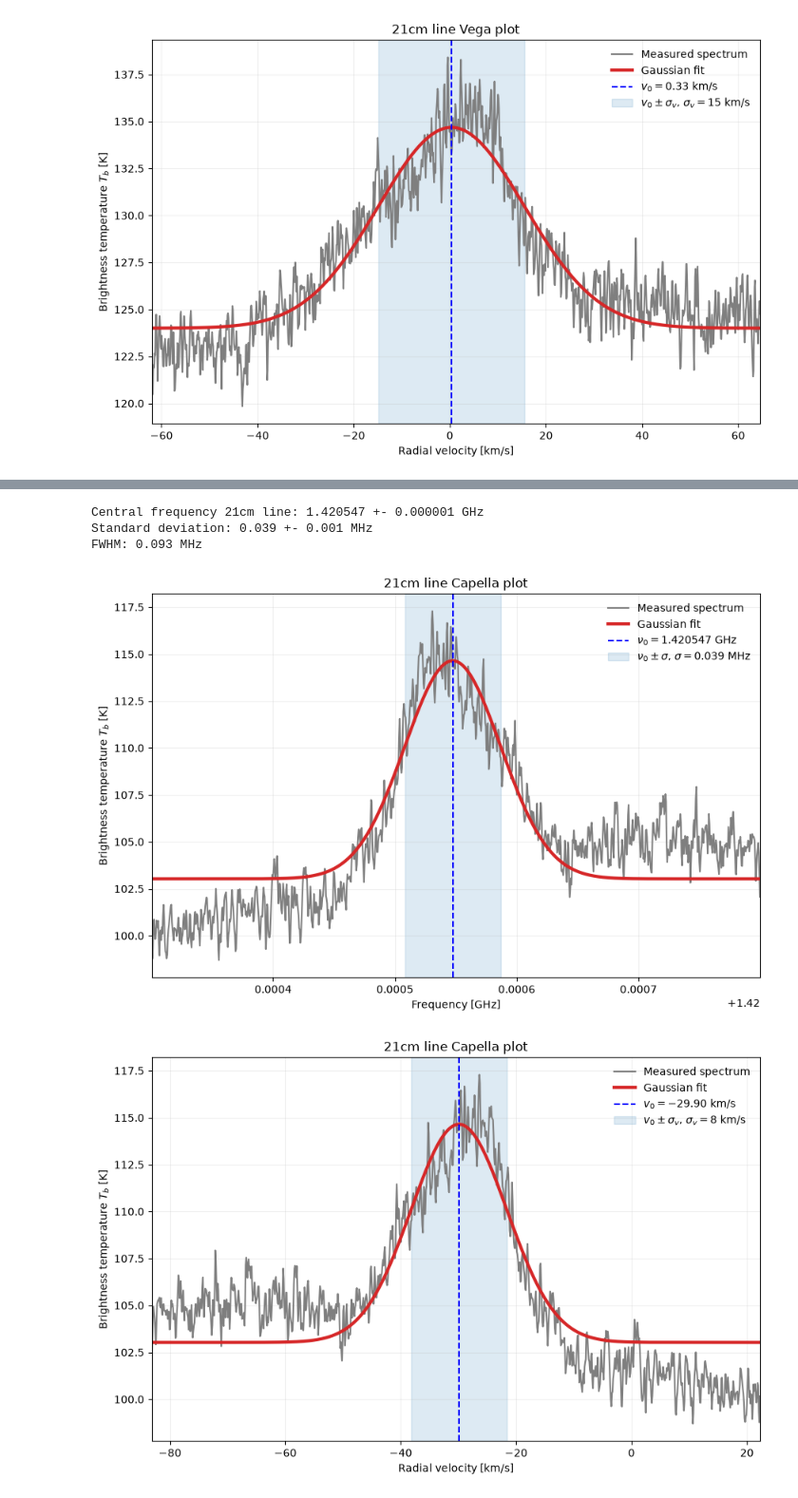
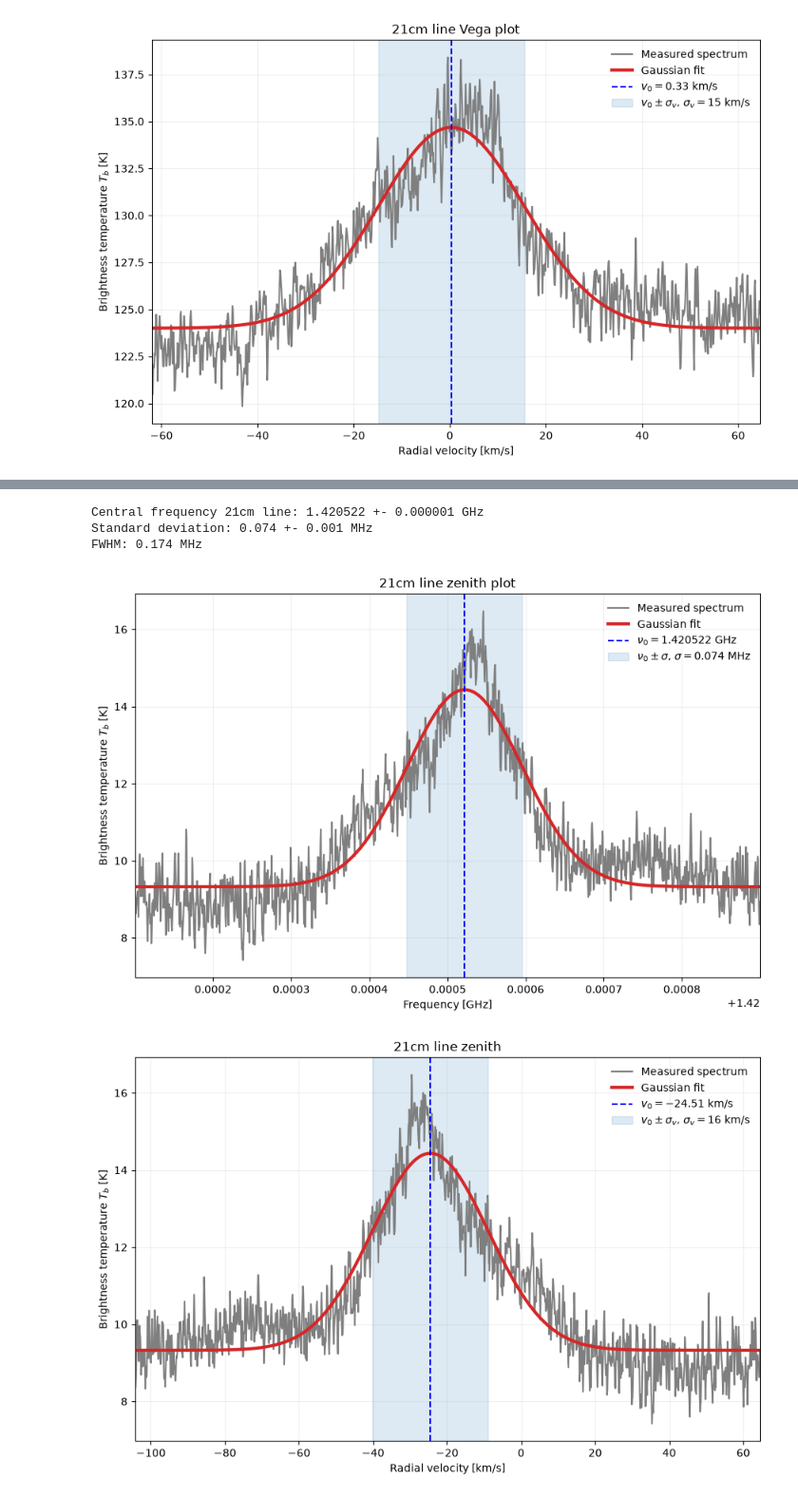
Before and after one commit to jeroenmat/Radio_astronomy, a Jupyter notebook: H1_science_data.ipynb, the cells around one changed output, grey strips where cells are left out. Shown at 95% size. Saved outputs shown, nothing was run; the diff lists cells and outputs as text; code cells hidden in the pictures.

```diff
--- a/H1_science_data.ipynb
+++ b/H1_science_data.ipynb
@@ -74,7 +90,7 @@ plt.show()
 # reshape the capella data
 N_spectra = capella.size // vector_length # number of integrated spectra
 capella_spectra = capella.reshape(N_spectra, vector_length)
-capella_spectrum = np.mean(capella_spectra, axis=0)
+capella_spectrum = remove_spikes(np.mean(capella_spectra, axis=0))
 
 # use frequencies between 1.418G-1.4245Hz, and remove chanels with high value artifacts from the data
 idx_capella = np.where((frequency>1.418e9)&(frequency<1.424e9)&(capella_spectrum<350))
@@ -96,7 +112,7 @@ plt.show()
 # reshape the cold load data, starting each new integration on a new line
 N_spectra = cold_load.size // vector_length # number of integrated spectra
 cold_load_spectra = cold_load.reshape(N_spectra, vector_length)
-cold_load_spectrum = np.mean(cold_load_spectra, axis=0)
+cold_load_spectrum = remove_spikes(np.mean(cold_load_spectra, axis=0))
 
 ### make a fit of the cold load data to remove the signal:
 
@@ -171,6 +187,7 @@ noise_temp = (T_hot-Y*T_cold)/(Y-1)
 G = (hot_load_spectrum[idx] - fit) / (T_hot - T_cold)
 T_vega = (vega_spectrum[idx] / G) - noise_temp
 T_capella = (capella_spectrum[idx] / G) - noise_temp
+T_cold_as_science = (cold_load_spectrum[idx] / G) - noise_temp
 # %%
 # plot the gain
 fig, ax = plt.subplots(figsize=(8, 5))
@@ -305,22 +322,22 @@ FWHM: 0.170 MHz
 [figure]
 # %%
 # use only the frequencies of the signal for gaussian fit
-idx_21cm = np.where((freq>1.4203e9)&(freq<1.4208e9))
-freq_capella_signal = freq[idx_21cm]/1e9
-T_capella_signal = T_capella[idx_21cm]
+idx_21cm = np.where((freq>1.4201e9)&(freq<1.4209e9))
+freq_cold_as_science_signal = freq[idx_21cm]/1e9
+T_cold_as_science_signal = T_cold_as_science[idx_21cm]
 
 # plot the brightness temperature of the source against frequency, zoomed in on the 21cm line
 plt.figure(figsize=(9,6))
-plt.title('Brightness temp Capella plot')
-plt.plot(freq_capella_signal, T_capella_signal)
+plt.title('Brightness temperature of the 21cm line of the vega source')
+plt.plot(freq_cold_as_science_signal, T_cold_as_science_signal)
 plt.xlabel("frequency [GHz]")
 plt.ylabel("$T_b$ [K]")
 plt.plot()
 
 # plot the brightness temperature of the source against frequency
 plt.figure(figsize=(9,6))
-plt.title('Full spectrum brightness temperature Capella plot')
-plt.plot(freq/1e9, T_capella)
+plt.title('full spectrum brightness temperature vega plot')
+plt.plot(freq/1e9, T_cold_as_science)
 plt.xlabel("frequency [GHz]")
 plt.ylabel("$T_b$ [K]")
 plt.plot()
@@ -331,9 +348,9 @@ plt.plot()
 # %%
 # set initial guess for the parameters
-p0 = [np.mean(T_capella_signal), np.max(T_capella_signal) - np.mean(T_capella_signal), np.median(freq_capella_signal), np.std(freq_capella_signal)]
+p0 = [np.mean(T_cold_as_science_signal), np.max(T_cold_as_science_signal) - np.mean(T_cold_as_science_signal), np.median(freq_cold_as_science_signal), np.std(freq_cold_as_science_signal)]
 
 # fit the gaussian to the 21cm line of capella
-popt, pcov = curve_fit(gauss, freq_capella_signal, T_capella_signal, p0=p0)
+popt, pcov = curve_fit(gauss, freq_cold_as_science_signal, T_cold_as_science_signal, p0=p0)
 
 # Fit parameters
 b_fit, a_fit, x0_fit, sigma_fit = popt
@@ -342,48 +359,48 @@ b_fit, a_fit, x0_fit, sigma_fit = popt
 b_err, a_err, x0_err, sigma_err = np.sqrt(np.diag(pcov))
 
 # fitted curve
-gauss_fit = gauss(freq_capella_signal, *popt)
+gauss_fit = gauss(freq_cold_as_science_signal, *popt)
 
 print(f"Central frequency 21cm line: {x0_fit:.6f} +- {x0_err:.6f} GHz")
 print(f"Standard deviation: {sigma_fit*1e3:.3f} +- {sigma_err*1e3:.3f} MHz")
 print(f"FWHM: {2.355*sigma_fit*1e3:.3f} MHz")
 
 fig, ax = plt.subplots(figsize=(9, 6))
-ax.set_title('21cm line Capella plot')
-ax.plot(freq_capella_signal, T_capella_signal, color='tab:grey', label='Measured spectrum')
-ax.plot(freq_capella_signal, gauss_fit, color='tab:red',lw=3, label='Gaussian fit' )
+ax.set_title('21cm line zenith plot')
+ax.plot(freq_cold_as_science_signal, T_cold_as_science_signal, color='tab:grey', label='Measured spectrum')
+ax.plot(freq_cold_as_science_signal, gauss_fit, color='tab:red',lw=3, label='Gaussian fit' )
 ax.axvline(x0_fit, color='blue',linestyle='--', lw=1.5, label=fr'$\nu_0 = {x0_fit:.6f}$ GHz')
 ax.axvspan(x0_fit - sigma_fit, x0_fit + sigma_fit, color='tab:blue', alpha=0.15, label=fr'$\nu_0 \pm \sigma$, $\sigma = {sigma_fit*1e3:.3f}$ MHz')
 ax.set_xlabel('Frequency [GHz]')
 ax.set_ylabel(r'Brightness temperature $T_b$ [K]')
 ax.grid(alpha=0.2)
 ax.legend(frameon=False)
-ax.set_xlim(freq_capella_signal.min(), freq_capella_signal.max())
+ax.set_xlim(freq_cold_as_science_signal.min(), freq_cold_as_science_signal.max())
 fig.tight_layout()
 plt.savefig(fp + 'capella_21cm_line_plot.png', dpi=300, bbox_inches='tight')
 plt.show()
 
-vel_capella_signal = v_rad(freq_capella_signal, rest_freq)
+vel_capella_signal = v_rad(freq_cold_as_science_signal, rest_freq)
 vel_capella = v_rad(x0_fit, rest_freq)
 sigma_v_capella = vel_capella-v_rad(x0_fit+sigma_fit, rest_freq)
 
 fig, ax = plt.subplots(figsize=(9, 6))
-ax.set_title('21cm line Capella plot')
-ax.plot(vel_capella_signal, T_capella_signal, color='tab:grey', label='Measured spectrum')
+ax.set_title('21cm line zenith')
+ax.plot(vel_capella_signal, T_cold_as_science_signal, color='tab:grey', label='Measured spectrum')
 ax.plot(vel_capella_signal, gauss_fit, color='tab:red',lw=3, label='Gaussian fit' )
 ax.axvline(vel_capella, color='blue',linestyle='--', lw=1.5, label=fr'$v_0 = {vel_capella:.2f}$ km/s')
 ax.axvspan(vel_capella - sigma_v_capella, vel_capella + sigma_v_capella, color='tab:blue', alpha=0.15, label=fr'$v_0 \pm \sigma_v$, $\sigma_v = {sigma_v_capella:.0f}$ km/s')
 ax.set_xlabel('Radial velocity [km/s]')
 ax.set_ylabel('Brightness temperature $T_b$ [K]')
 ax.grid(alpha=0.2)
 ax.legend(frameon=False)
 ax.set_xlim(vel_capella_signal.min(), vel_capella_signal.max())
 fig.tight_layout()
-plt.savefig(fp + 'capella_21cm_line_radial_velocity_plot.png', dpi=300, bbox_inches='tight')
+plt.savefig(fp + 'zenith_21cm_line_radial_velocity_plot.png', dpi=300, bbox_inches='tight')
 plt.show()
 # %% [output]
-Central frequency 21cm line: 1.420547 +- 0.000001 GHz
-Standard deviation: 0.039 +- 0.001 MHz
-FWHM: 0.093 MHz
+Central frequency 21cm line: 1.420522 +- 0.000001 GHz
+Standard deviation: 0.074 +- 0.001 MHz
+FWHM: 0.174 MHz
-[figure, old version]
+[figure, new version]
-[figure, old version]
+[figure, new version]
```
Also changed, not shown: parts of 12 cells of this notebook, 1 other file.
